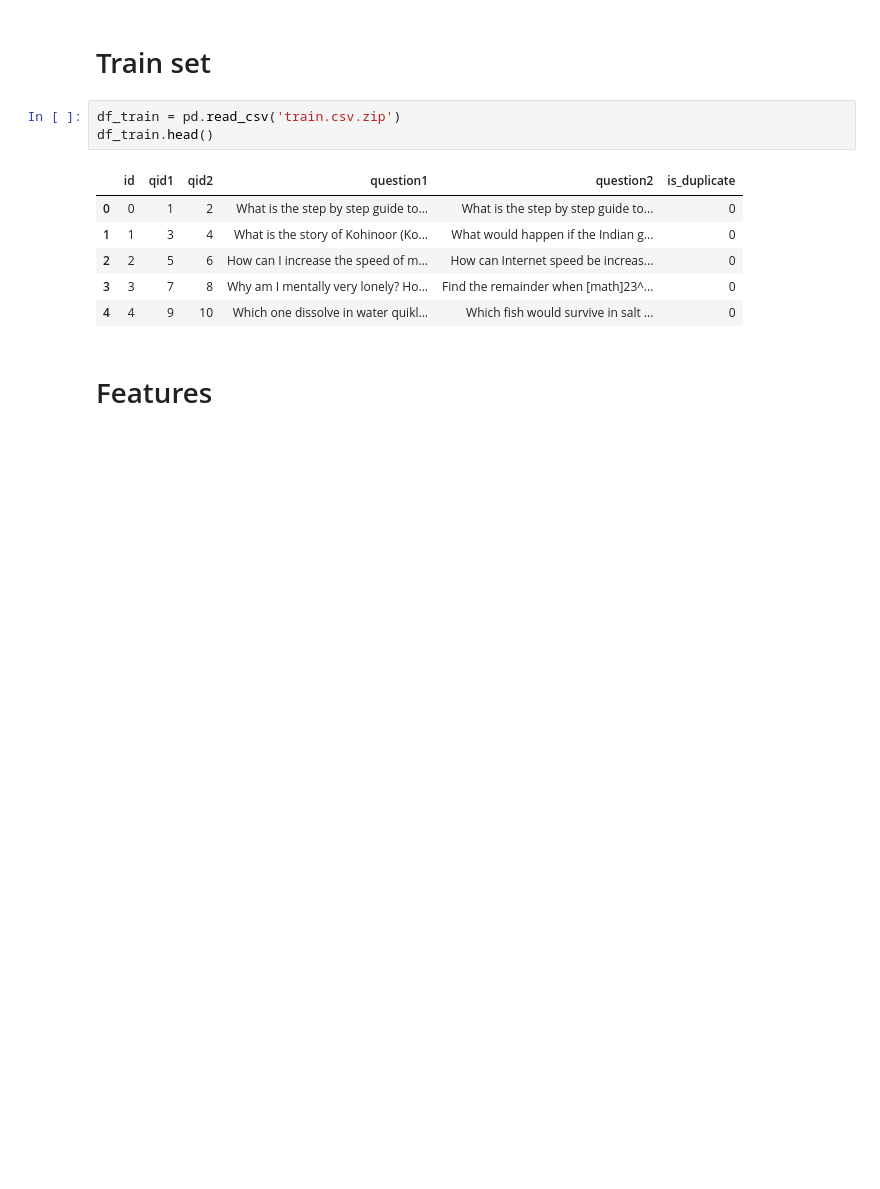
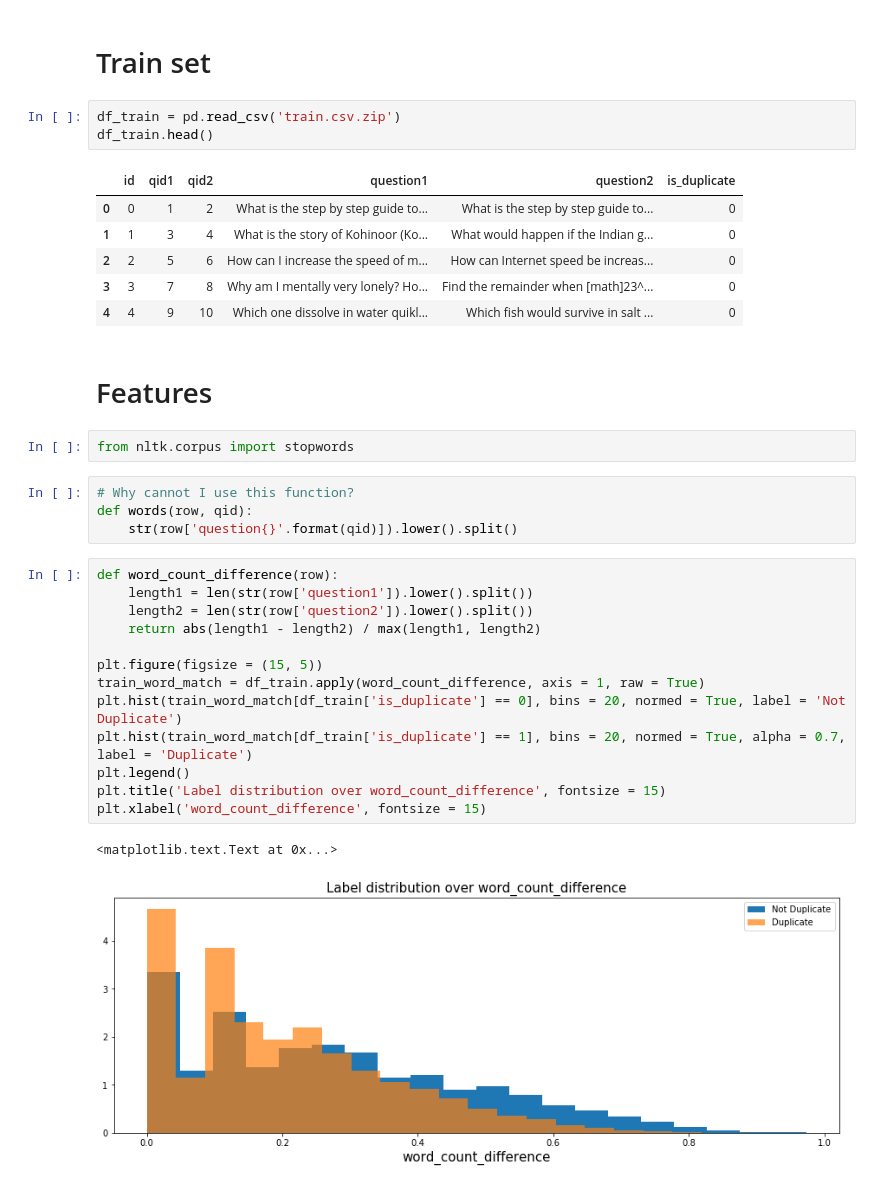
Before and after one commit to siviae/StatisticsCourseWork, a Jupyter notebook: quora-question-pairs.ipynb, the cells around one changed output. Drawn from its saved outputs; the diff is of its cells as text; blank space fills up the shorter version.

```diff
--- a/quora-question-pairs.ipynb
+++ b/quora-question-pairs.ipynb
@@ -14,3 +17,25 @@ df_train.head()
 | 4 | 4 | 9 | 10 | Which one dissolve in water quikl... | Which fish would survive in salt ... | 0 |
 # %% [markdown]
 # Features
+# %%
+from nltk.corpus import stopwords
+# %%
+# Why cannot I use this function?
+def words(row, qid):
+    str(row['question{}'.format(qid)]).lower().split()
+# %%
+def word_count_difference(row):
+    length1 = len(str(row['question1']).lower().split())
+    length2 = len(str(row['question2']).lower().split())
+    return abs(length1 - length2) / max(length1, length2)
+
+plt.figure(figsize = (15, 5))
+train_word_match = df_train.apply(word_count_difference, axis = 1, raw = True)
+plt.hist(train_word_match[df_train['is_duplicate'] == 0], bins = 20, normed = True, label = 'Not Duplicate')
+plt.hist(train_word_match[df_train['is_duplicate'] == 1], bins = 20, normed = True, alpha = 0.7, label = 'Duplicate')
+plt.legend()
+plt.title('Label distribution over word_count_difference', fontsize = 15)
+plt.xlabel('word_count_difference', fontsize = 15)
+# %% [output]
+<matplotlib.text.Text at 0x...>
+[figure, added]
```
Also changed, not shown: parts of 3 cells of this notebook.
